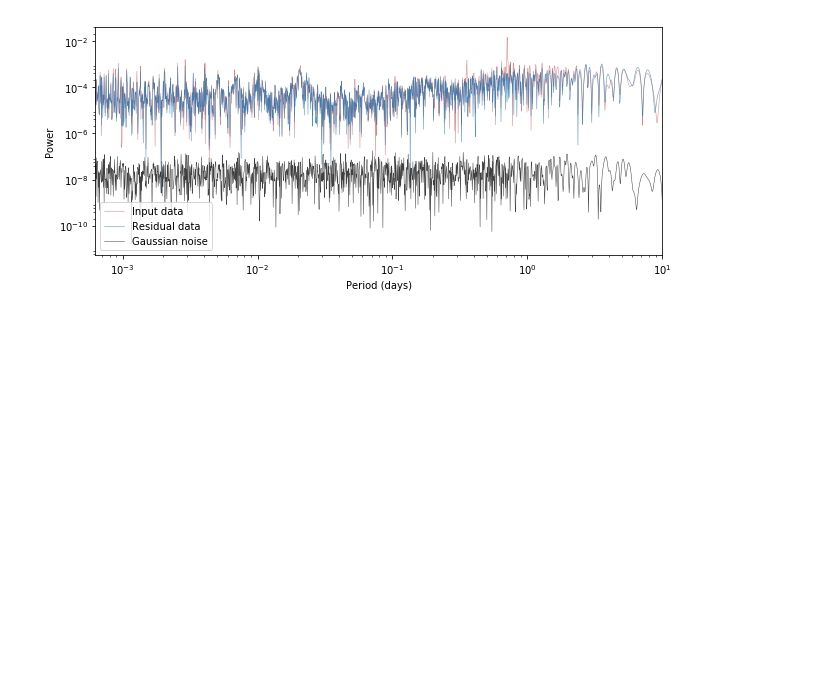
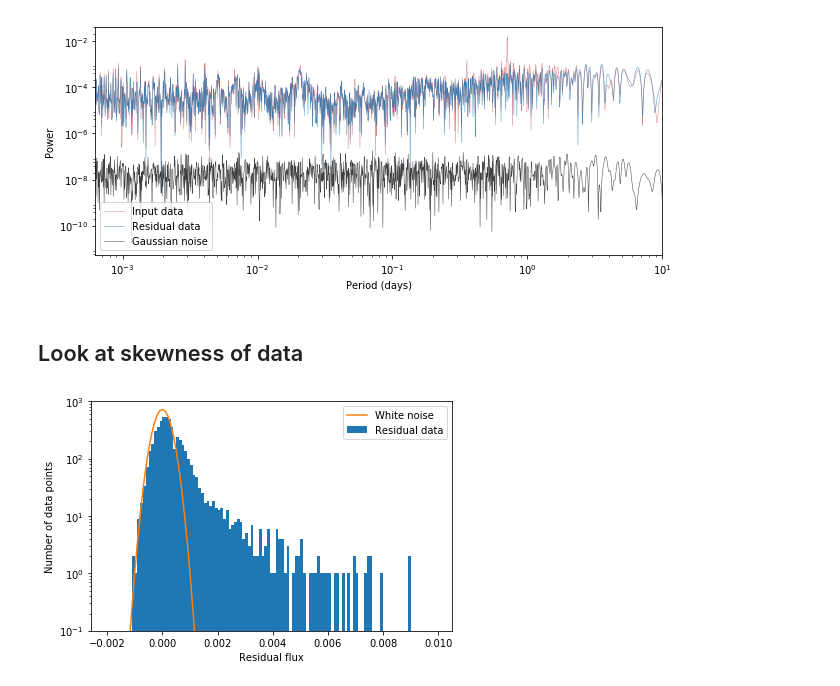
Before and after one commit to ernewton/flareninja, a Jupyter notebook: Power Spectrum of Real Data.ipynb, the cells around one changed output. Drawn from its saved outputs; the diff is of its cells as text; code cells hidden in the pictures; blank space fills up the shorter version.

Commit message:
Histogram of residuals to start looking at skewness.

```diff
--- a/Power Spectrum of Real Data.ipynb
+++ b/Power Spectrum of Real Data.ipynb
@@ -120,3 +120,31 @@ plt.tight_layout()
 #plt.savefig('plots/'name+'.pdf')
 # %% [output]
 [figure]
+# %% [markdown]
+## Look at skewness of data
+# %%
+binwidth = 1e-4
+bins = np.arange(-.002,0.01, binwidth)
+plt.hist(flux_det, bins=bins, label='Residual data')
+
+x = bins
+xmean = 0.
+sigma = np.nanmedian(ferr)
+
+'''
+# errors vary by a few parts per thousand... so this shouldn't make a difference (and doesn't)
+y = 0
+for sigma_i in ferr:
+    y = y+binwidth/np.sqrt(2.*math.pi)/sigma_i*np.exp(-0.5*( (x-xmean)/sigma_i)**2.)
+'''
+y = len(flux_det)*binwidth/np.sqrt(2.*math.pi)/sigma_i*np.exp(-0.5*( (x-xmean)/sigma_i)**2.)
+
+plt.plot(x,y, label='White noise')
+plt.yscale('log')
+plt.ylim(0.1,1e3)
+plt.xlabel('Residual flux')
+plt.ylabel('Number of data points')
+plt.legend()
+plt.tight_layout()
+# %% [output]
+[figure, added]
```
